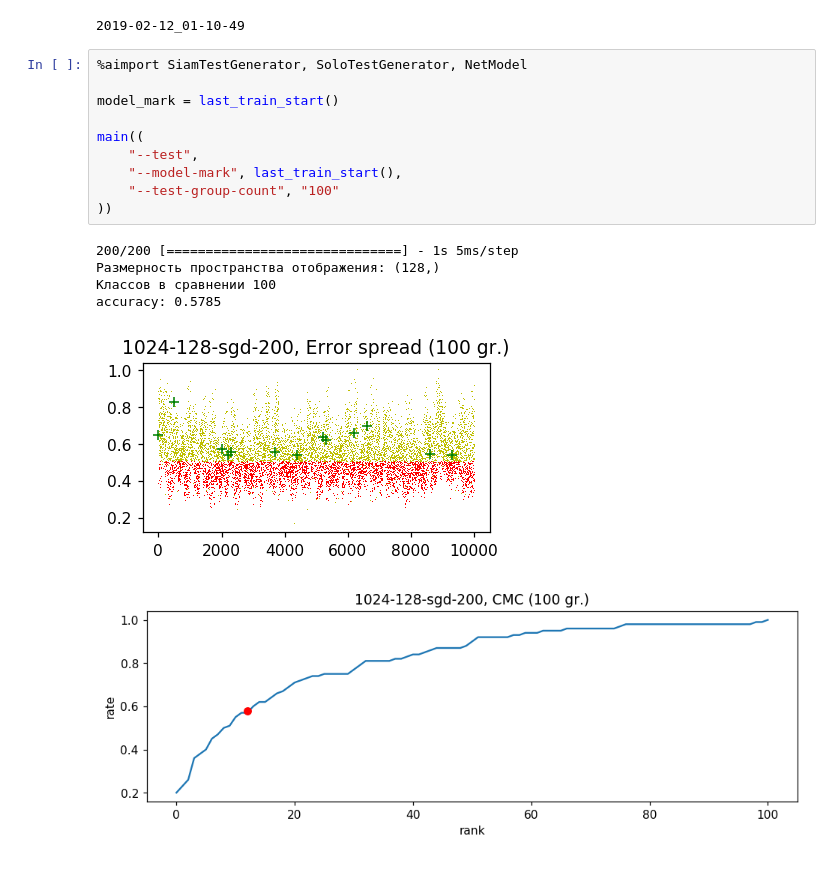
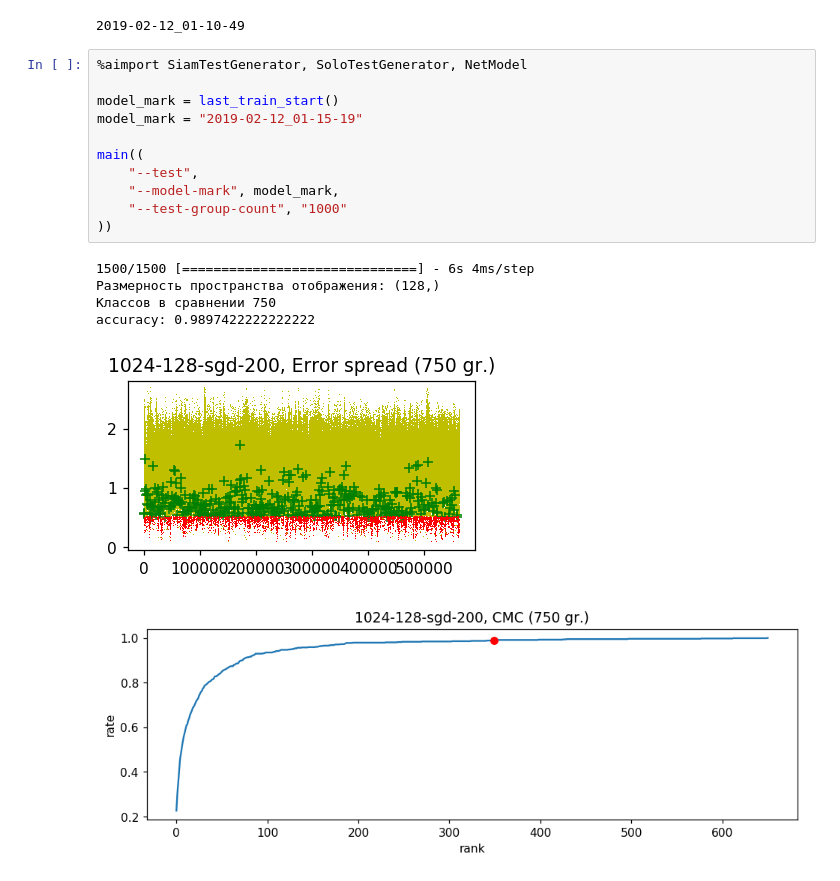
Before and after one commit to dzubape/market-1501, a Jupyter notebook: main.ipynb, the cells around one changed output. Saved outputs shown, nothing was run; the diff lists cells and outputs as text.

Commit message:
Dense 1024+128. Train Pos/Neg: 10/90. 750 gr. test

```diff
--- a/main.ipynb
+++ b/main.ipynb
@@ -25,17 +25,18 @@ print(last_train_start())
 # %%
 %aimport SiamTestGenerator, SoloTestGenerator, NetModel
 
 model_mark = last_train_start()
+model_mark = "2019-02-12_01-15-19"
 
 main((
     "--test",
-    "--model-mark", last_train_start(),
-    "--test-group-count", "100"
+    "--model-mark", model_mark,
+    "--test-group-count", "1000"
 ))
 # %% [output]
-200/200 [==============================] - 1s 5ms/step
+1500/1500 [==============================] - 6s 4ms/step
 Размерность пространства отображения: (128,)
-Классов в сравнении 100
-accuracy: 0.5785
+Классов в сравнении 750
+accuracy: 0.9897422222222222
-[figure, old version]
+[figure, new version]
-[figure, old version]
+[figure, new version]
```
Also changed, not shown: parts of 2 cells of this notebook.
